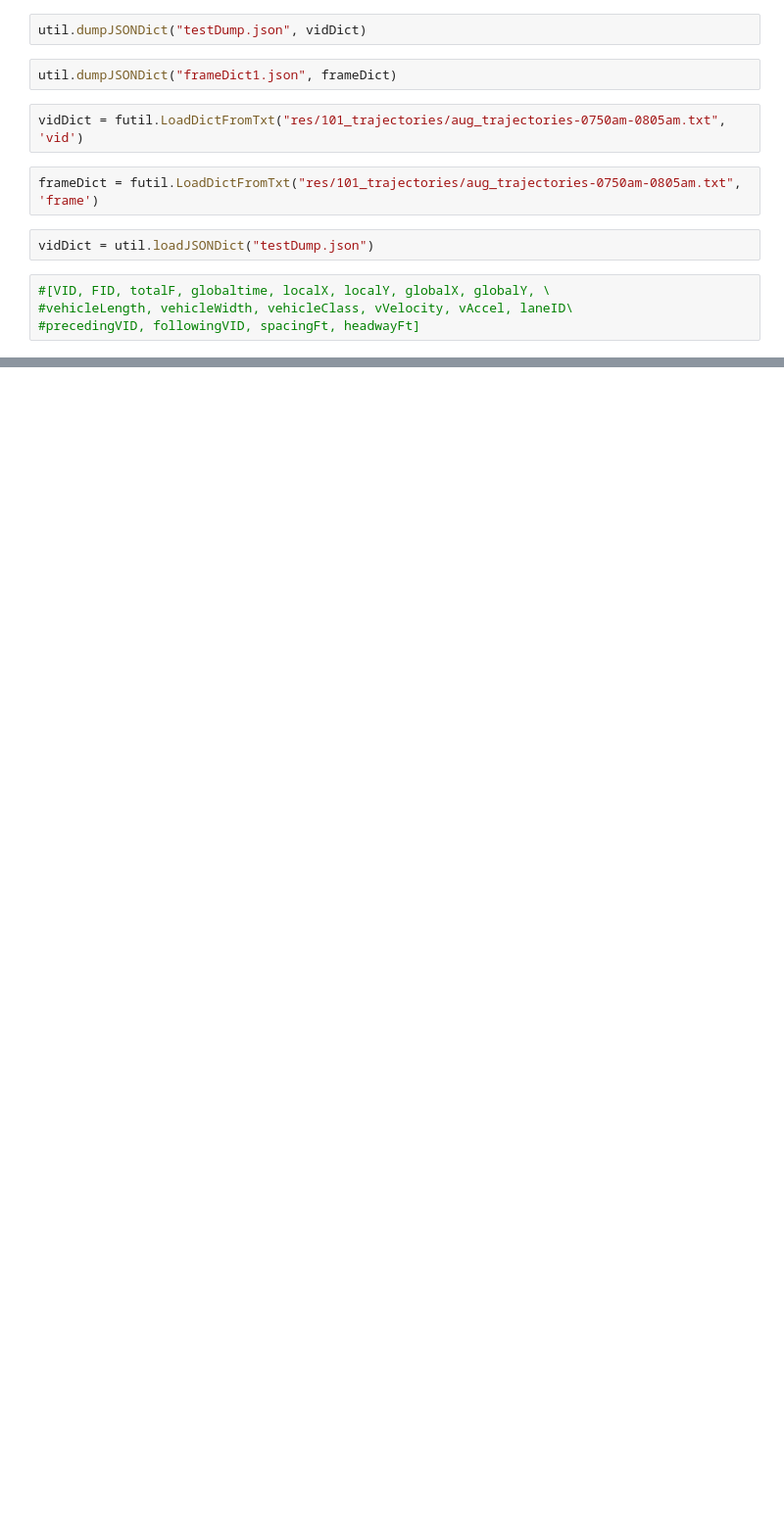
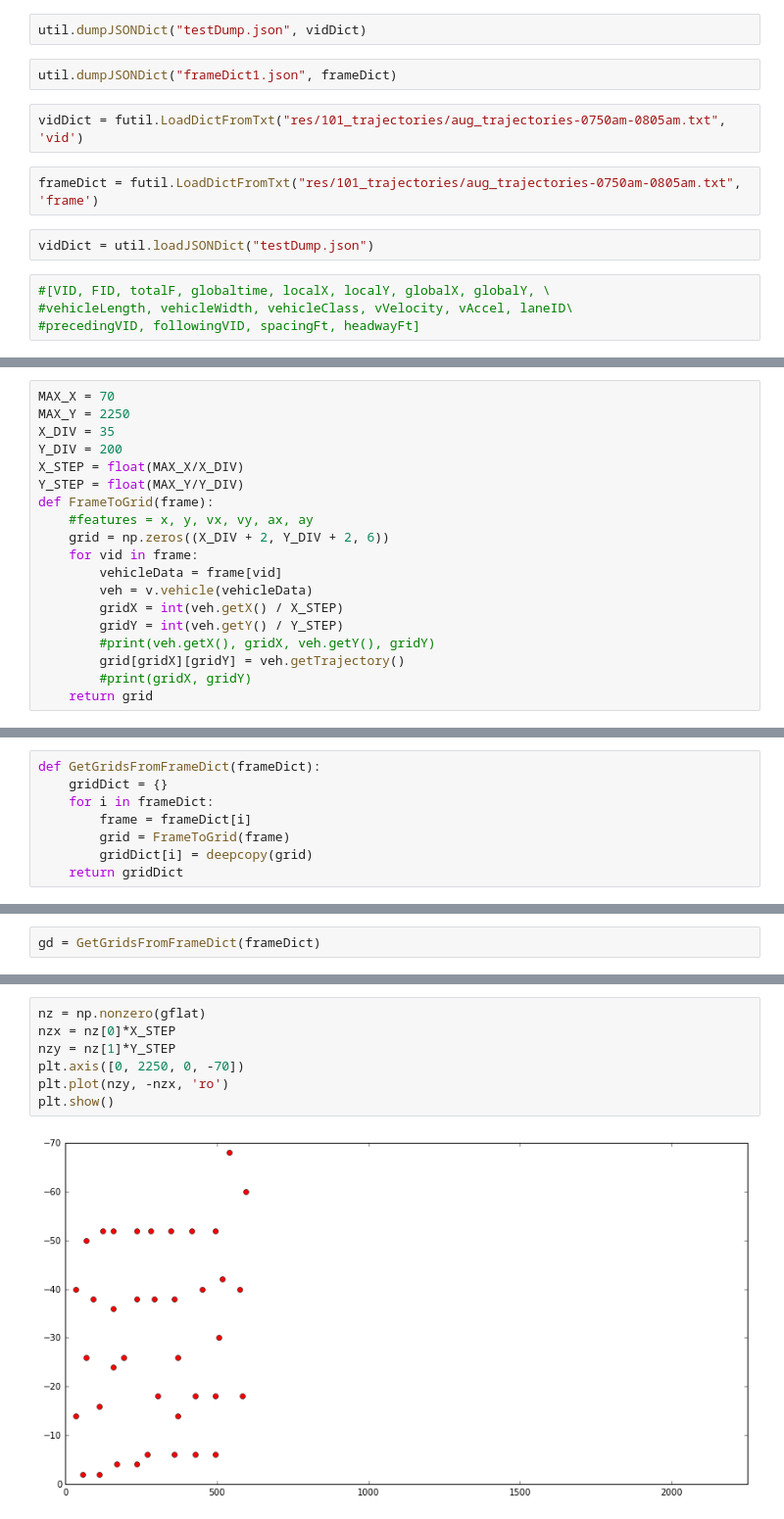
Before and after one commit to alin719/cs229_merging, a Jupyter notebook: Sandbox.ipynb, the cells around one changed output, grey strips where cells are left out. Shown at 98% size. Saved outputs shown, nothing was run; the diff lists cells and outputs as text; blank space fills up the shorter version.

Commit message:
preliminary grid conversion done in sandbox, seems to work

```diff
--- a/Sandbox.ipynb
+++ b/Sandbox.ipynb
@@ -64,0 +85,19 @@ KeyboardInterrupt
+# %%
+MAX_X = 70
+MAX_Y = 2250
+X_DIV = 35
+Y_DIV = 200
+X_STEP = float(MAX_X/X_DIV)
+Y_STEP = float(MAX_Y/Y_DIV)
+def FrameToGrid(frame):
+    #features = x, y, vx, vy, ax, ay
+    grid = np.zeros((X_DIV + 2, Y_DIV + 2, 6))
+    for vid in frame:
+        vehicleData = frame[vid]
+        veh = v.vehicle(vehicleData)
+        gridX = int(veh.getX() / X_STEP)
+        gridY = int(veh.getY() / Y_STEP)
+        #print(veh.getX(), gridX, veh.getY(), gridY)
+        grid[gridX][gridY] = veh.getTrajectory()
+        #print(gridX, gridY)
+    return grid
@@ -64,0 +130,8 @@ KeyboardInterrupt
+# %%
+def GetGridsFromFrameDict(frameDict):
+    gridDict = {}
+    for i in frameDict:
+        frame = frameDict[i]
+        grid = FrameToGrid(frame)
+        gridDict[i] = deepcopy(grid)
+    return gridDict
@@ -64,0 +154,2 @@ KeyboardInterrupt
+# %%
+gd = GetGridsFromFrameDict(frameDict)
@@ -64,0 +188,9 @@ KeyboardInterrupt
+# %%
+nz = np.nonzero(gflat)
+nzx = nz[0]*X_STEP
+nzy = nz[1]*Y_STEP
+plt.axis([0, 2250, 0, -70])
+plt.plot(nzy, -nzx, 'ro')
+plt.show()
+# %% [output]
+[figure, added]
```
Also changed, not shown: parts of 13 cells of this notebook, 3 other files.
